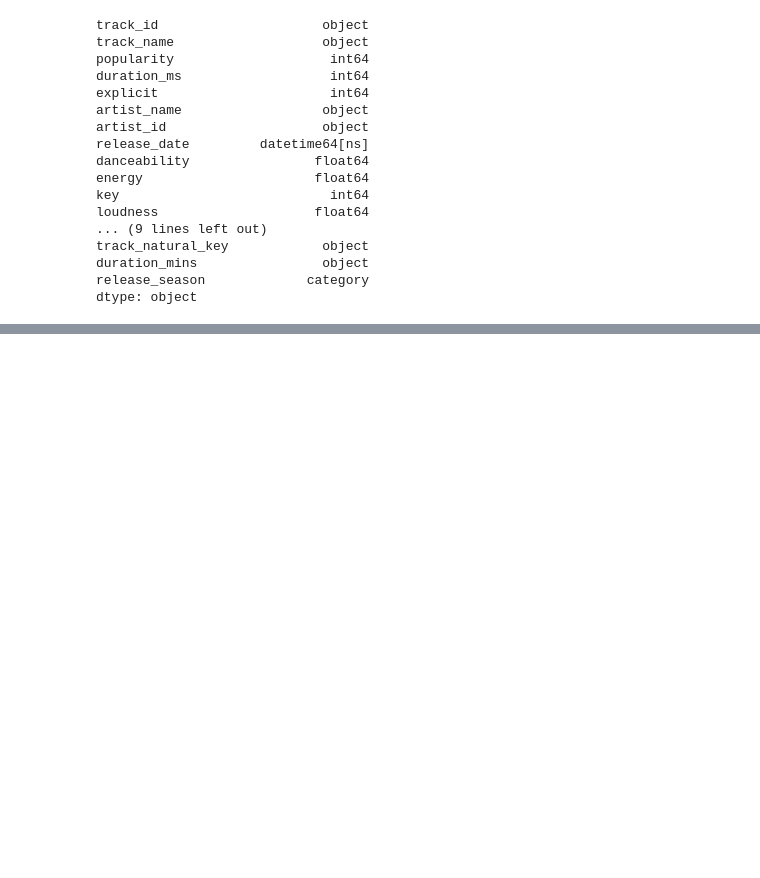
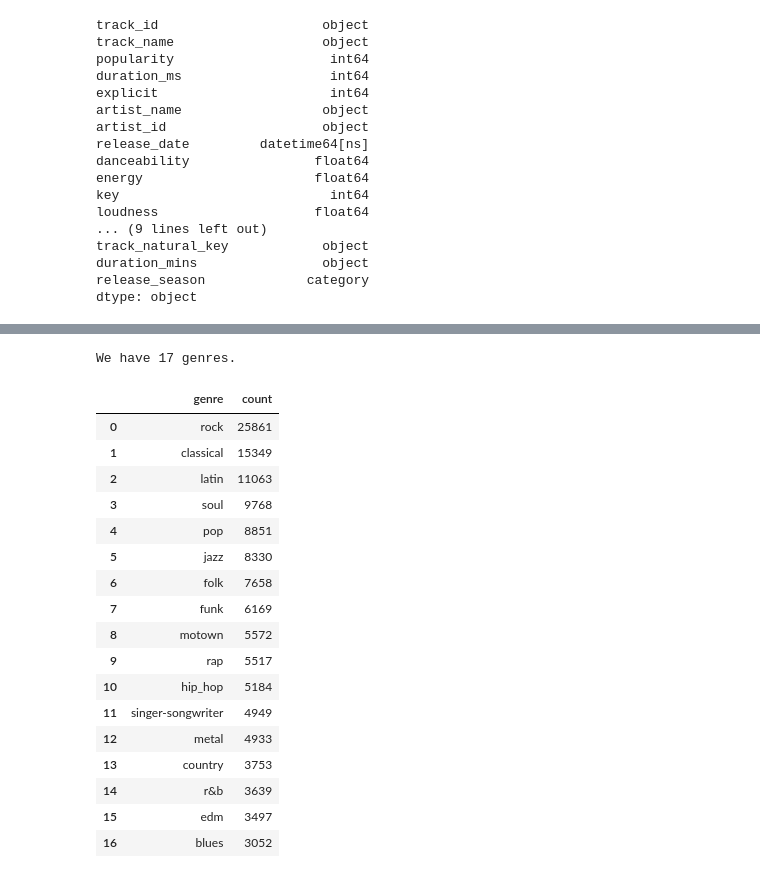
Before and after one commit to SOKAJ-7/M20---Group_11_Project, a Jupyter notebook: dwg_v1.5_no_bin.ipynb, the cells around one changed output, grey strips where cells are left out. Drawn from its saved outputs; the diff is of its cells as text; code cells hidden in the pictures; blank space fills up the shorter version.

Commit message:
created a new genre_list for binning more songs, selected umbrella genres i.e. no alternative genres. genre with fewest songs is blues wth 3052

```diff
--- a/dwg_v1.5_no_bin.ipynb
+++ b/dwg_v1.5_no_bin.ipynb
@@ -69,8 +69,7 @@ df.rename(columns={'id': 'track_id',
                    'name': 'track_name',
                    'artists':'artist_name',
                    'id_artists':'artist_id',
-                   'genres':'genre',
-                   'consolidates_genre_lists':'genres'}, inplace=True)
+                   'consolidates_genre_lists':'genre'}, inplace=True)
 # %%
 # pre NaN-drop check
 df.isna().sum()
@@ -237,3 +351,32 @@ df[df['genre'] == 'disco']['release_date']
+# %%
+genre_list = ['rock', 'classical', 'latin', 'soul', 'pop', 'jazz',
+             'folk', 'funk', 'motown', 'rap', 'hip_hop', 'metal',
+             'singer-songwriter', 'country', 'blues','r&b','edm']
+print(f'We have {len(genre_list)} genres.')
+# %% [output]
+We have 17 genres.
+# %%
+new_df = df[df['genre'].isin(genre_list)]
+new_df['genre'].value_counts(ascending=False).rename_axis('genre').reset_index(name='count')
+# %% [output]
+|  | genre | count |
+| 0 | rock | 25861 |
+| 1 | classical | 15349 |
+| 2 | latin | 11063 |
+| 3 | soul | 9768 |
+| 4 | pop | 8851 |
+| 5 | jazz | 8330 |
+| 6 | folk | 7658 |
+| 7 | funk | 6169 |
+| 8 | motown | 5572 |
+| 9 | rap | 5517 |
+| 10 | hip_hop | 5184 |
+| 11 | singer-songwriter | 4949 |
+| 12 | metal | 4933 |
+| 13 | country | 3753 |
+| 14 | r&b | 3639 |
+| 15 | edm | 3497 |
+| 16 | blues | 3052 |
 # %%
 # ideas for next time
 # don't limit the songs to the genre list,
```
Also changed, not shown: parts of 20 cells of this notebook.
